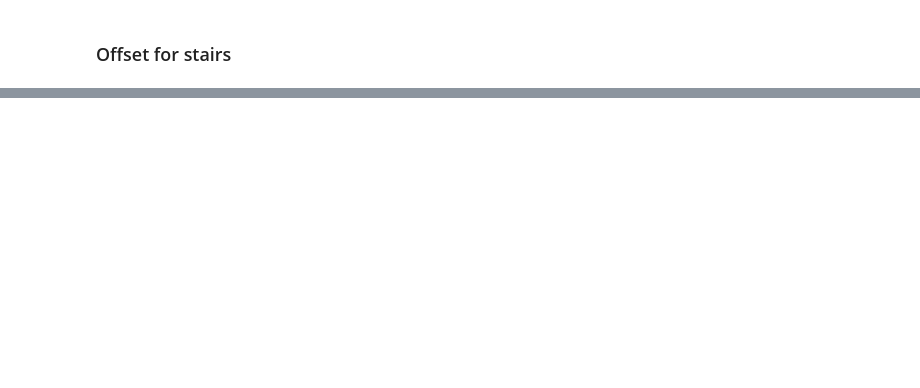
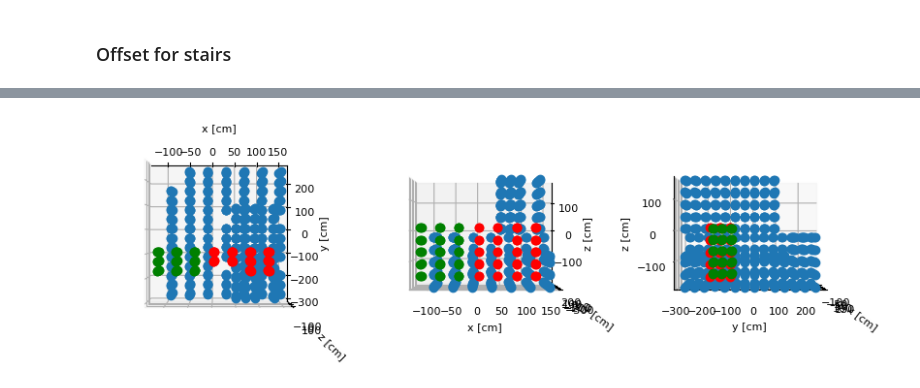
Before and after one commit to eklem1/MesonMagMapping, a Jupyter notebook: Fall_2022/QuickLookAtData.ipynb, the cells around one changed output, grey strips where cells are left out. Cells and saved outputs as stored; diff of their text form; code cells hidden in the pictures; blank space fills up the shorter version.

```diff
--- a/Fall_2022/QuickLookAtData.ipynb
+++ b/Fall_2022/QuickLookAtData.ipynb
@@ -285,0 +411,26 @@ B(15, 0.7, .6)
+# %%
+%matplotlib inline
+plt.rcParams['font.size'] = '8'
+
+fig = plt.figure(figsize=(10, 10))
+ax1 = plt.subplot(1,3,1, projection='3d')
+ax2 = plt.subplot(1,3,2, projection='3d')
+ax3 = plt.subplot(1,3,3, projection='3d')
+axes = [ax1, ax2, ax3]
+
+for ax in axes:
+    ax.plot(df_all['x'], df_all['y'], df_all['z'], linestyle='', label=None, marker='o')
+
+    ax.plot(dfRed_cor['x'], dfRed_cor['y'], dfRed_cor['z'], linestyle='', label=None, marker='o', color='r')
+    ax.plot(dfGreen_cor['x'], dfGreen_cor['y'], dfGreen_cor['z'], linestyle='', label=None, marker='o', color='g')
+    ax.set_xlabel('x [cm]')
+    ax.set_ylabel('y [cm]')
+    ax.set_zlabel('z [cm]')
+
+ax1.view_init(elev=90, azim=-90)
+ax2.view_init(elev=0., azim=-90)
+ax3.view_init(elev=0., azim=0)
+
+plt.show()
+# %% [output]
+[figure, added]
```
Also changed, not shown: parts of 13 cells of this notebook, 4 other files.
